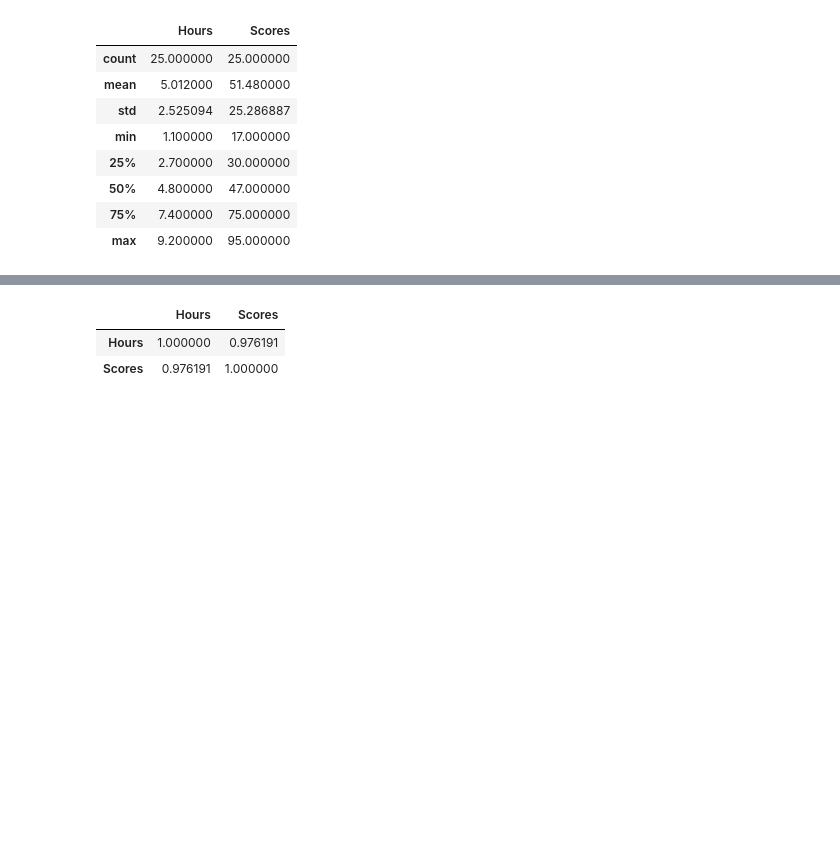
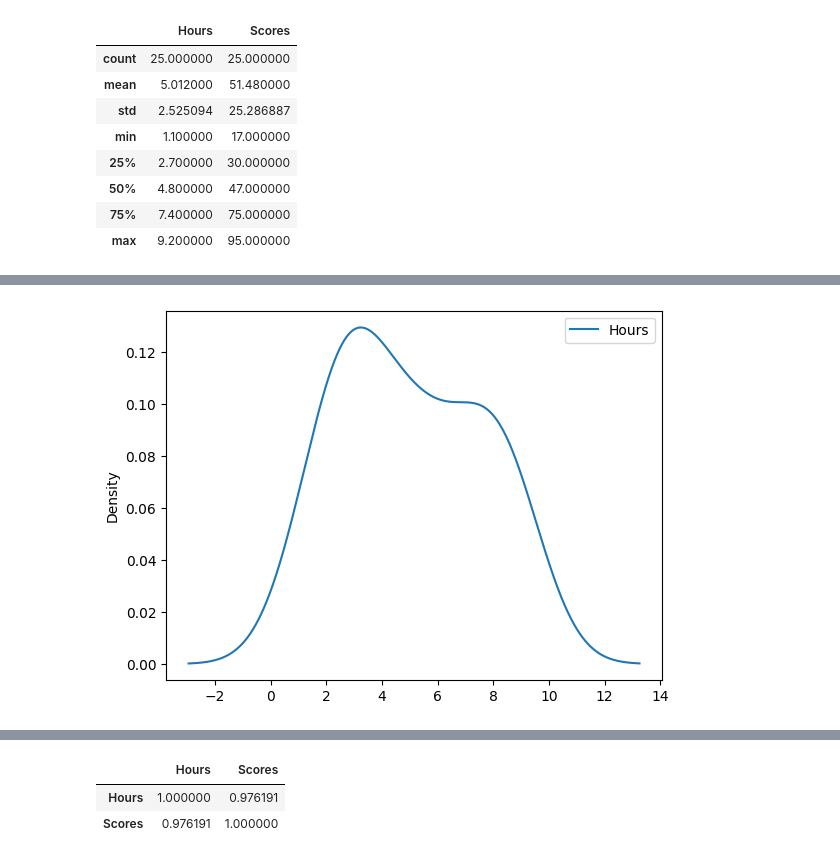
Before and after one commit to DeepankTyagi/Sparks_Internship, a Jupyter notebook: Task 1 Prediction_Using_Supervised_ML.ipynb, the cells around one changed output, grey strips where cells are left out. Cells and saved outputs as stored; diff of their text form; code cells hidden in the pictures; blank space fills up the shorter version.

```diff
--- a/Task 1 Prediction_Using_Supervised_ML.ipynb
+++ b/Task 1 Prediction_Using_Supervised_ML.ipynb
@@ -85,0 +80,4 @@ plt.show()
+# %%
+df.plot(kind= 'kde' , x = 'Scores');       #histogram of scores column
+# %% [output]
+[figure, added]
```
Also changed, not shown: parts of 24 cells of this notebook.
